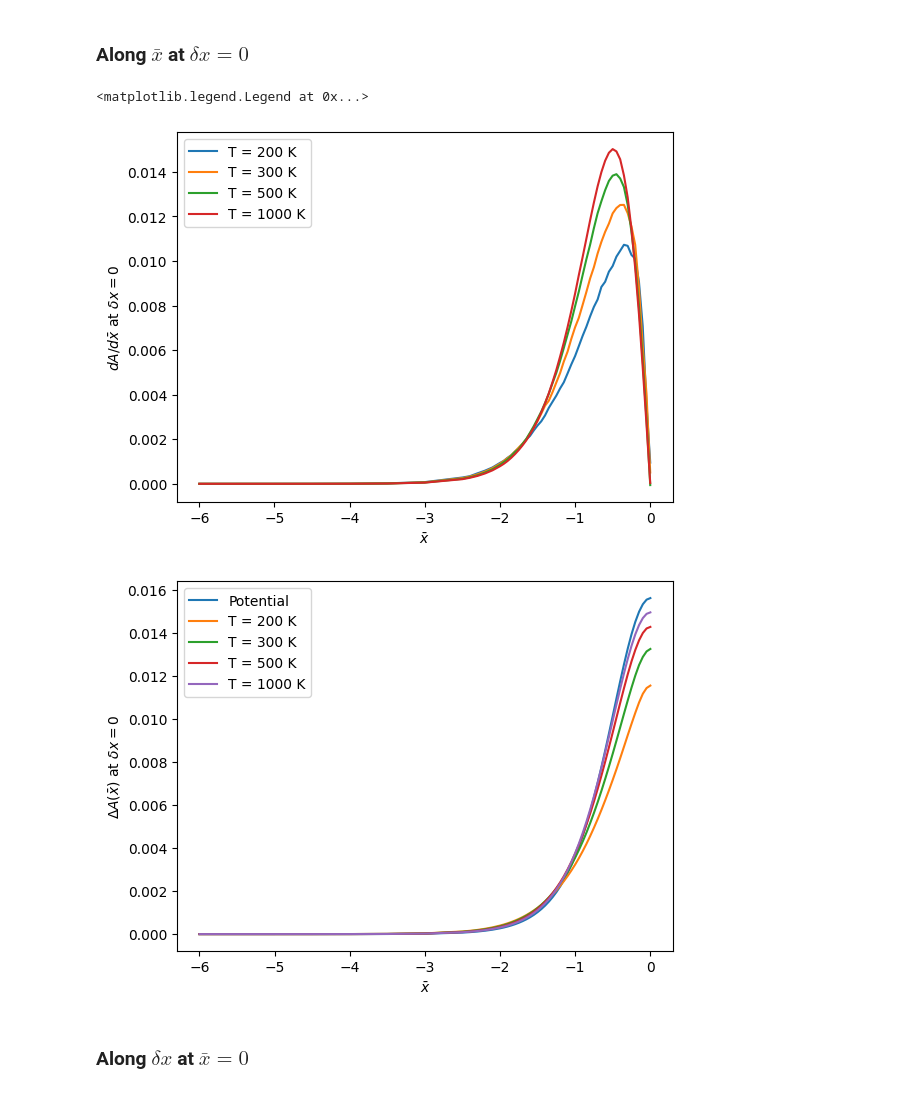
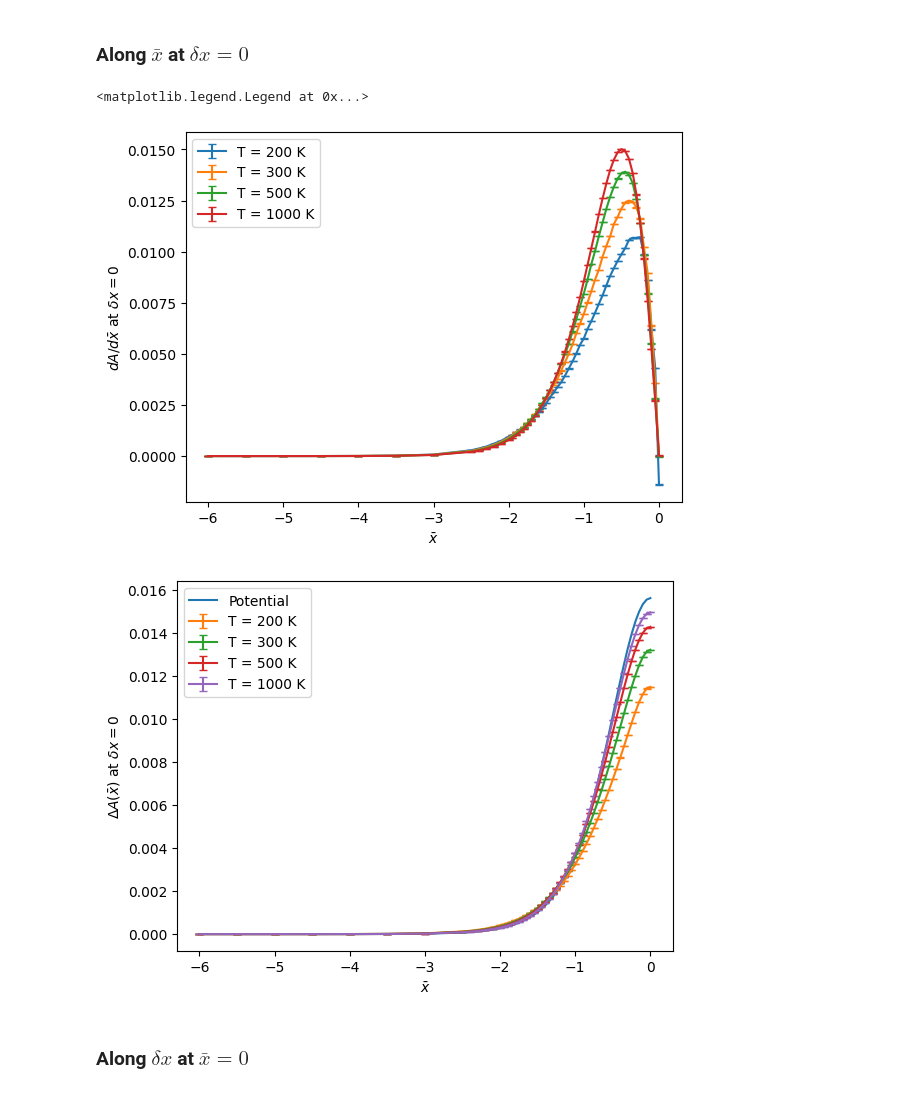
Before and after one commit to Slepton-Wu/Quantum-Instanton, a Jupyter notebook: Instanton/Instanton.ipynb, the cells around one changed output. Cells and saved outputs as stored; diff of their text form; code cells hidden in the pictures.

```diff
--- a/Instanton/Instanton.ipynb
+++ b/Instanton/Instanton.ipynb
@@ -458,7 +465,7 @@ for t_end in tqdm(t_end_range):
         data_bar = np.zeros(5)
         data_delta = np.zeros(5)
         for trial in range(5):
-            dA_dqbar, dA_ddelq = Polymer_force_VI(beta, P, 50000, m, x_bar, delta_x, t_end=t_end, delta_t=delta_t)
+            dA_dqbar, dA_ddelq, _ = Polymer_force_VI(beta, P, 50000, m, x_bar, delta_x, t_end=t_end, delta_t=delta_t)
             data_bar[trial] = dA_dqbar
             data_delta[trial] = dA_ddelq
         plot_bar_mean.append(np.mean(data_bar))
@@ -536,7 +543,7 @@ beta = 1/(kB * T)
 P = 16
 for i,x_bar in enumerate(tqdm(x_bar_range)):
     for j,delta_x in enumerate(delta_x_range):
-        dA_dxbar, dA_ddelx = Polymer_force_VI(beta, P, 50000, m, x_bar, delta_x)
+        dA_dxbar, dA_ddelx, _ = Polymer_force_VI(beta, P, 50000, m, x_bar, delta_x)
         dA_dxbar_array[i,j] = dA_dxbar
         dA_ddelx_array[i,j] = dA_ddelx
 np.save('data/dA_dxbar_array_1000.npy', dA_dxbar_array)
@@ -595,7 +602,7 @@ beta = 1/(kB * T)
 P = 64
 for i,x_bar in enumerate(tqdm(x_bar_range)):
     for j,delta_x in enumerate(delta_x_range):
-        dA_dxbar, dA_ddelx = Polymer_force_VI(beta, P, 50000, m, x_bar, delta_x)
+        dA_dxbar, dA_ddelx, _ = Polymer_force_VI(beta, P, 50000, m, x_bar, delta_x)
         dA_dxbar_array[i,j] = dA_dxbar
         dA_ddelx_array[i,j] = dA_ddelx
 np.save('data/dA_dxbar_array_200.npy', dA_dxbar_array)
@@ -653,6 +679,7 @@ P_list = [128,64,32,16]
 delta_t_list = [4,5,5,5]
 # %%
 dA_dxbar_list = np.zeros((len(T_list),len(x_bar_range)))
+dA_dxbar_err_list = np.zeros((len(T_list),len(x_bar_range)))
 
 
 for i, T in enumerate(T_list):
@@ -660,34 +687,43 @@ for i, T in enumerate(T_list):
     P = P_list[i]
     delta_t = delta_t_list[i]
     for j, x_bar in enumerate(tqdm(x_bar_range)):
-        dA_dxbar, _ = Polymer_force_VI(beta, P, 50000, m, x_bar, delta_x=0, delta_t=delta_t)
+        dA_dxbar, _, dA_dxbar_err = Polymer_force_VI(beta, P, 100000, m, x_bar, delta_x=0, delta_t=delta_t)
         dA_dxbar_list[i,j] = dA_dxbar
+        dA_dxbar_err_list[i,j] = dA_dxbar_err
 np.save('data/dA_dxbar_list.npy', dA_dxbar_list)
+np.save('data/dA_dxbar_err_list.npy', dA_dxbar_err_list)
 # %%
 dA_dxbar_list = np.load('data/dA_dxbar_list.npy')
+dA_dxbar_err_list = np.load('data/dA_dxbar_err_list.npy')
 for i, T in enumerate(T_list):
-    plt.plot(x_bar_range, dA_dxbar_list[i], label=f'T = {T} K')
+    plt.errorbar(x_bar_range, dA_dxbar_list[i], yerr = dA_dxbar_err_list[i], label=f'T = {T} K', capsize=3)
 plt.xlabel(r'$\bar{x}$')
 plt.ylabel(r'$dA/d\bar{x}$ at $\delta x=0$')
 plt.legend()
 # %% [output]
 <matplotlib.legend.Legend at 0x...>
-[figure, old version]
+[figure, new version]
 # %%
 A_qbar_zero = []
+A_qbar_zero_err = []
 plt.plot(x_bar_range, V_Eckart(x_bar_range), label='Potential')
 for i, T in enumerate(T_list):
     dA_dxbar = dA_dxbar_list[i]
+    dA_dxbar_err = dA_dxbar_err_list[i]
     A_landscape = integrate.cumulative_trapezoid(dA_dxbar, x_bar_range, initial=0.0)
-    plt.plot(x_bar_range, A_landscape, label=f'T = {T} K')
+    A_landscape_err = cumulative_trapz_se(x_bar_range, dA_dxbar_err)
+    plt.errorbar(x_bar_range, A_landscape, yerr=A_landscape_err, label=f'T = {T} K', capsize=3)
     A_top = A_landscape[-1]
+    A_top_err = A_landscape_err[-1]
     A_qbar_zero.append(A_top)
+    A_qbar_zero_err.append(A_top_err)
 plt.xlabel(r'$\bar{x}$')
 plt.ylabel(r'$\Delta A(\bar{x})$ at $\delta x=0$')
 plt.legend()
 
 np.save('data/A_qbar_zero.npy', A_qbar_zero)
+np.save('data/A_qbar_zero_err.npy', A_qbar_zero_err)
 # %% [output]
-[figure, old version]
+[figure, new version]
 # %% [markdown]
 ### Along $\delta x$ at $\bar{x}=0$
```
Also changed, not shown: parts of 17 cells of this notebook.
